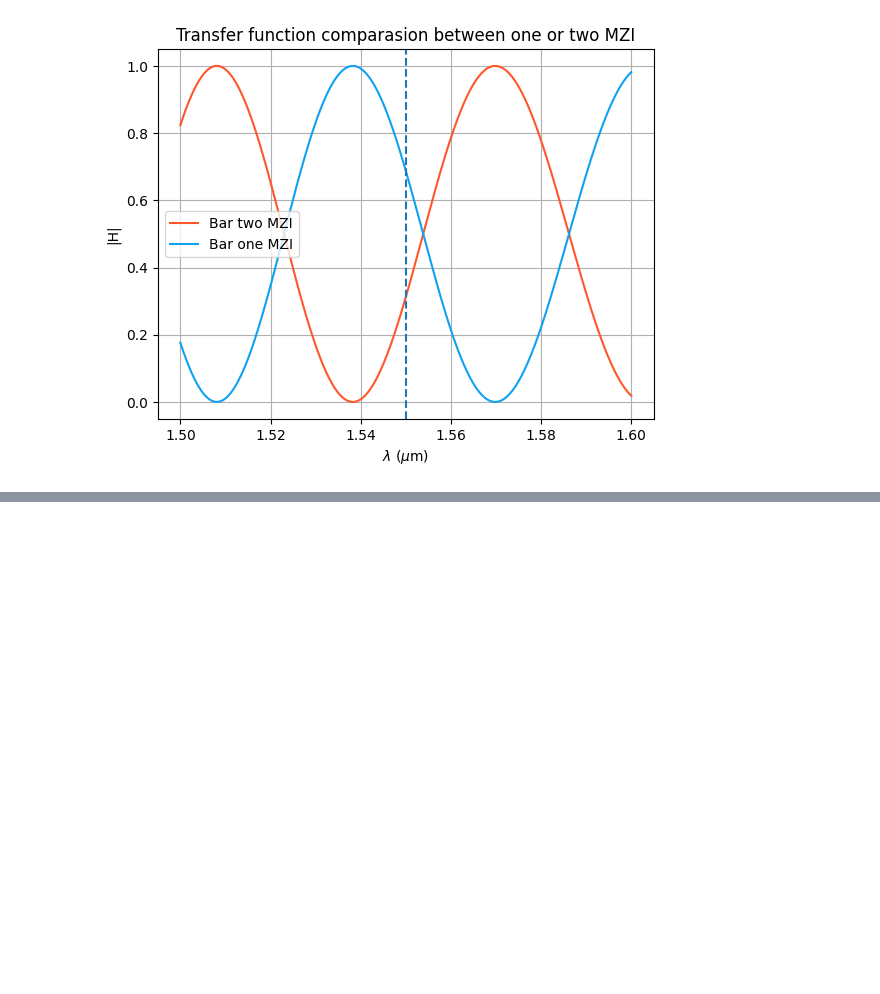
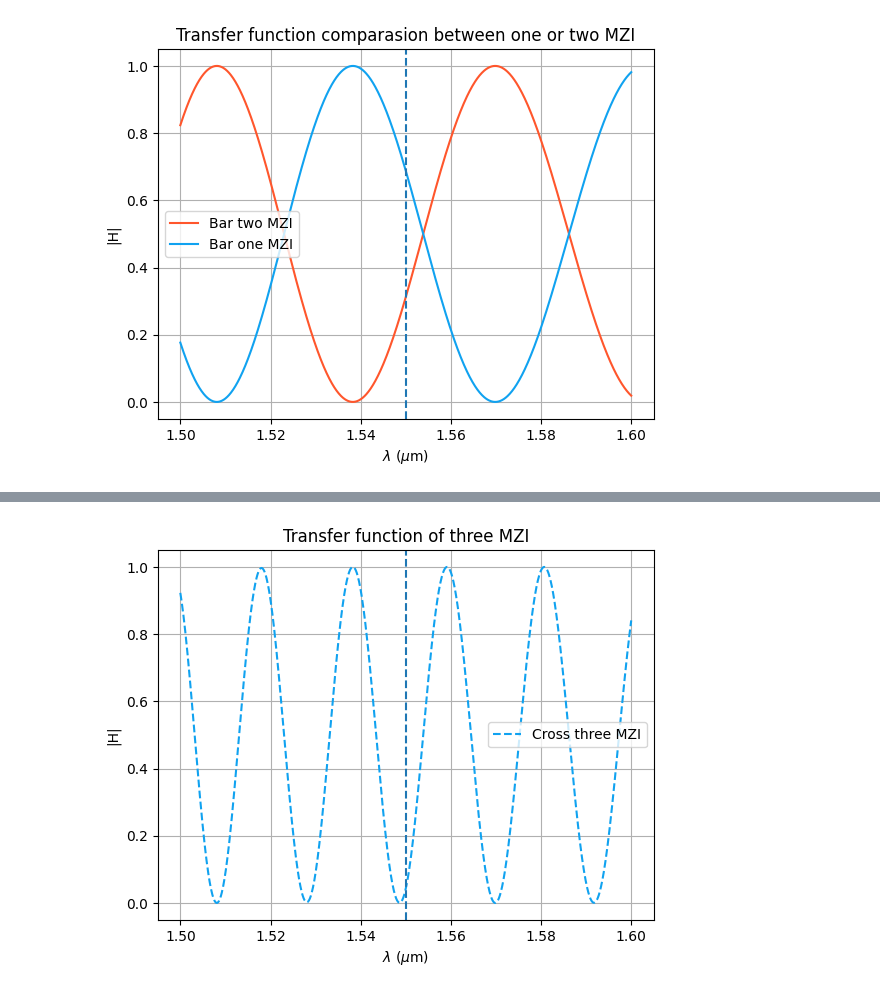
Before and after one commit to DBAEASE/pic-upv-lab3, a Jupyter notebook: 30_INTERFEROMETERS_v2025_STUDENTS_UPDATE2.ipynb, the cells around one changed output, grey strips where cells are left out. Saved outputs shown, nothing was run; the diff lists cells and outputs as text; code cells hidden in the pictures; blank space fills up the shorter version.

```diff
--- a/30_INTERFEROMETERS_v2025_STUDENTS_UPDATE2.ipynb
+++ b/30_INTERFEROMETERS_v2025_STUDENTS_UPDATE2.ipynb
@@ -1433,0 +1363,56 @@ plt.show()
+# %%
+## SiN cross-section ##
+SiN_clad = np.loadtxt('SiN-h300nm-w1000nm-Cladding.txt', skiprows=1, delimiter='\t')
+SiN_wat = np.loadtxt('SiN-h300nm-w1000nm-Water.txt', skiprows=1, delimiter='\t')
+
+wvl0 = SiN_clad[:, 0]
+neffu0 = SiN_clad[:, 3] #balanced configuration // (neff TE mode)
+neffd0 = SiN_wat[:, 3] #balanced configuration // (neff TE mode)
+
+interp_neffu = interp1d(wvl0, neffu0, kind='cubic')  # Cubic interpolation for smoothness
+interp_neffd = interp1d(wvl0, neffd0, kind='cubic')
+
+# Coupling
+wvl = np.linspace(wvl0.min(), wvl0.max(), 1000)
+K_a = np.full(wvl.shape, 0.5)
+K_b = np.full(wvl.shape, 0.5)
+K_c = np.full(wvl.shape, 0.5)
+K_d = np.full(wvl.shape, 0.5)
+Lu = 5
+Ld = 25
+alphau = 0.0
+alphad = 0.0
+
+neffu = interp_neffu(wvl)
+neffd = interp_neffd(wvl)
+
+T2 = two_mzi_waveguides(
+    wl = wvl,
+    mzi_1 = {"coup_a":{"coupling":K_a},"wvg_u":{"wl":wvl, "neff":neffu, "length": 5, "loss":alphau},
+             "wvg_d":{"wl":wvl, "neff":neffu, "length": 25, "loss":alphad},"coup_b":{"coupling":K_b}},
+    mzi_2 = {"coup_a":{"coupling":K_c},"wvg_u":{"wl":wvl, "neff":neffu, "length": 20, "loss":alphau},
+             "wvg_d":{"wl":wvl, "neff":neffu, "length": 60, "loss":alphad},"coup_b":{"coupling":K_d}},
+    wvg_u = {"wl":wvl, "neff":neffu, "length": 5, "loss":alphau},
+    wvg_d = {"wl":wvl, "neff":neffu, "length": 5.5, "loss":alphau},
+)
+h00_22 = T2["in0", "out0"]
+h01_22= T2["in0", "out1"]
+h11_22 = T2["in1", "out1"]
+h10_22 = T2["in1", "out0"]
+
+color = cm.rainbow(np.linspace(0, 1, 10))
+plt.figure()
+#plt.plot(wvl, np.abs(h11_22)**2, linestyle="-", color=color[2], label=f"Bar three MZI")
+plt.plot(wvl, np.abs(h10_22)**2, linestyle="--", color=color[2], label=f"Cross three MZI")
+plt.axvline(1.55, linestyle = '--' )
+# Values of the mathematical mode
+#plt.plot(wvl, H22, linestyle='-', color=color[1], label='H22')
+#plt.plot(wvl, H21, linestyle='--', color=color[1], label='H21')
+plt.xlabel(r'$\lambda$ ($\mu$m)')
+plt.ylabel('|H|')
+plt.title(f'Transfer function of three MZI')
+plt.grid(True)
+plt.legend()
+plt.show()
+# %% [output]
+[figure, added]
```
Also changed, not shown: parts of 5 cells of this notebook, 1 other file.
